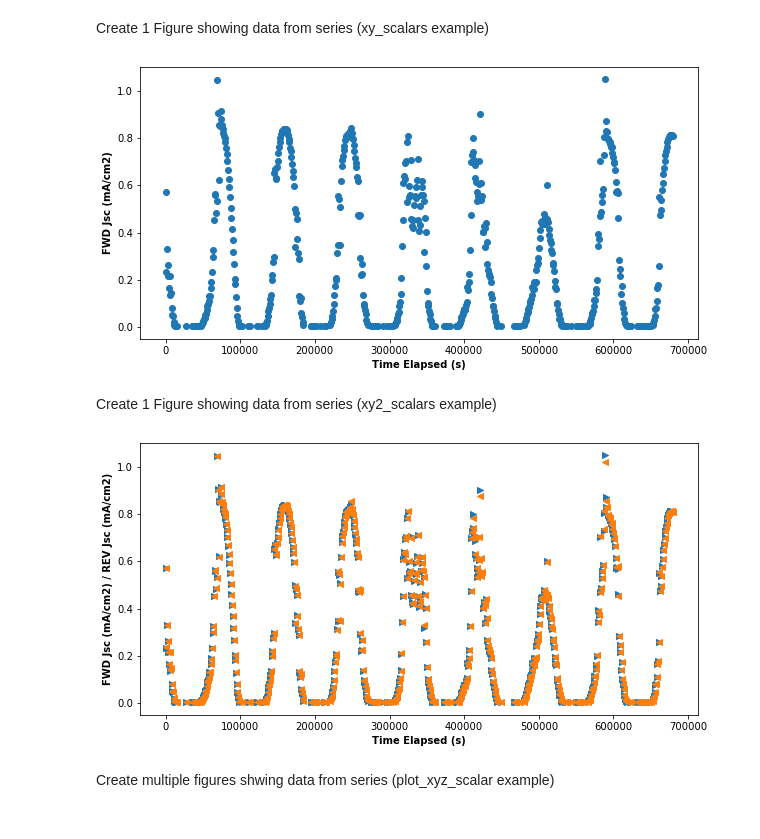
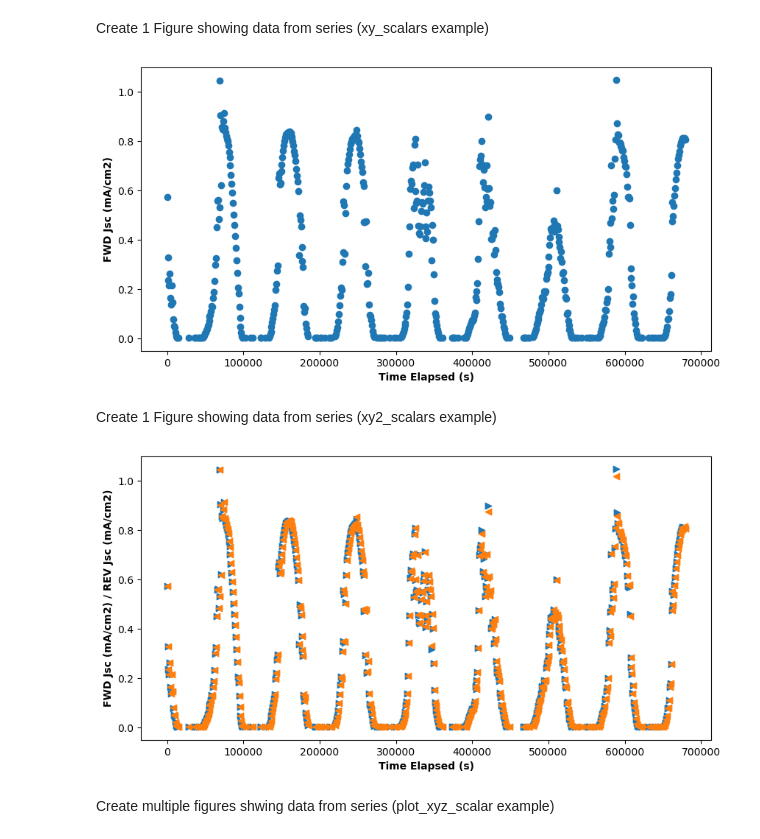
Before and after one commit to fenning-research-group/parasol, a Jupyter notebook: parasol/notebook/graphing_notebook.ipynb, the cells around one changed output. Drawn from its saved outputs; the diff is of its cells as text; code cells hidden in the pictures.

```diff
--- a/parasol/notebook/graphing_notebook.ipynb
+++ b/parasol/notebook/graphing_notebook.ipynb
@@ -141,30 +144,32 @@ for sublist in files_to_plot:
             )
 
 # Show plot
-#figure.show()
+figure
 # %% [output]
-[figure, old version]
+[figure, new version]
 # %% [markdown]
 Create 1 Figure showing data from series (xy2_scalars example)
 # %%
 # Create Figure
 figure, axes = plt.subplots(1)
 
 # Cycle through each testfile
 for sublist in files_to_plot:
 
     # Cycle through each file
     for file in sublist:
 
         # Plot
         grapher.plot_xy2_scalars(
             paramfiles = [file],
             x = grapher.variable_dict[x_axis],
             ys = [grapher.variable_dict[y_axis], grapher.variable_dict[y2_axis]],
             ax = axes,
             )
+
+figure
 # %% [output]
-[figure, old version]
+[figure, new version]
 # %% [markdown]
 Create multiple figures shwing data from series (plot_xyz_scalar example)
 # %%
```
Also changed, not shown: parts of 3 cells of this notebook, 7 other files.
